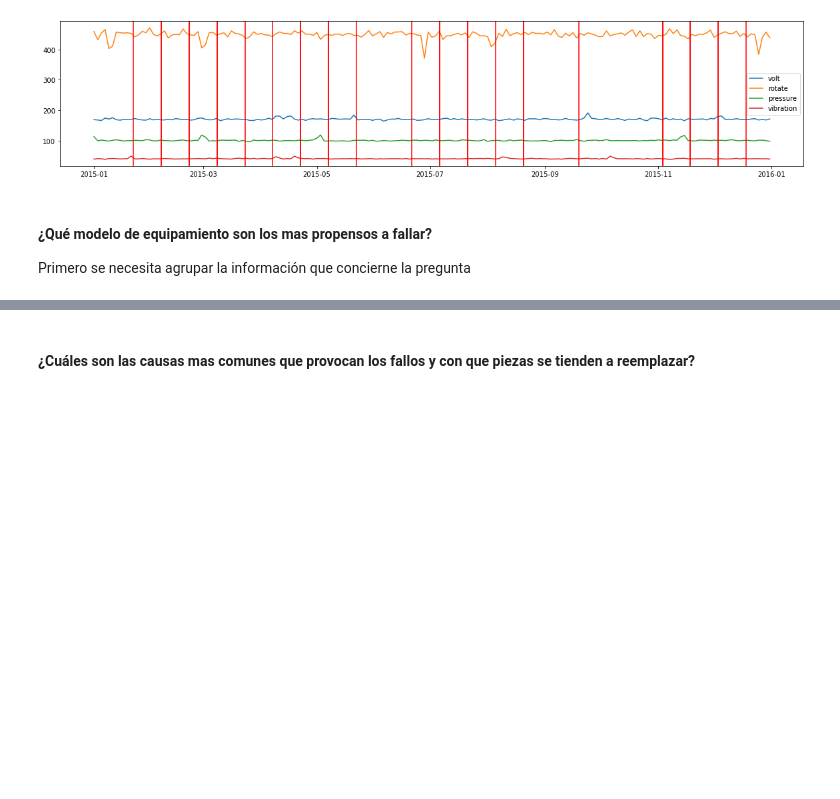
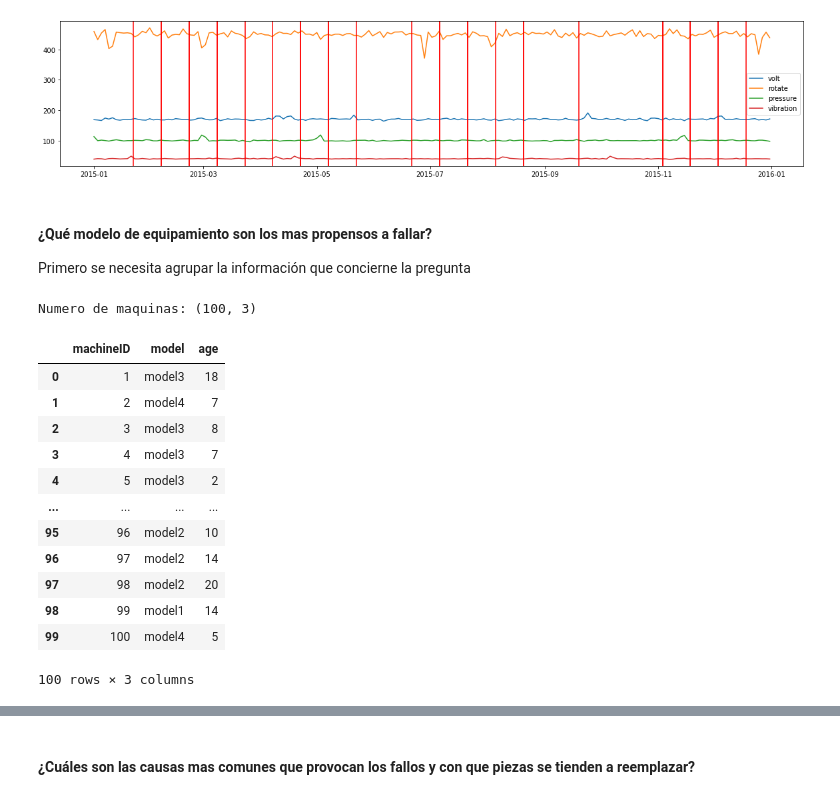
Before and after one commit to Brami01/TIC_Project_PM, a Jupyter notebook: main.ipynb, the cells around one changed output, grey strips where cells are left out. Cells and saved outputs as stored; diff of their text form; code cells hidden in the pictures; blank space fills up the shorter version.

```diff
--- a/main.ipynb
+++ b/main.ipynb
@@ -187,3 +187,22 @@ plt.legend(['volt', 'rotate', 'pressure', 'vibration'])
 #### ¿Qué modelo de equipamiento son los mas propensos a fallar?
 
 Primero se necesita agrupar la información que concierne la pregunta
+# %%
+print(f"Numero de maquinas: {machines.shape}")
+print("\n")
+machines
+# %% [output]
+Numero de maquinas: (100, 3)
+|  | machineID | model | age |
+| 0 | 1 | model3 | 18 |
+| 1 | 2 | model4 | 7 |
+| 2 | 3 | model3 | 8 |
+| 3 | 4 | model3 | 7 |
+| 4 | 5 | model3 | 2 |
+| ... | ... | ... | ... |
+| 95 | 96 | model2 | 10 |
+| 96 | 97 | model2 | 14 |
+| 97 | 98 | model2 | 20 |
+| 98 | 99 | model1 | 14 |
+| 99 | 100 | model4 | 5 |
+100 rows × 3 columns
```
Also changed, not shown: parts of 3 cells of this notebook.
